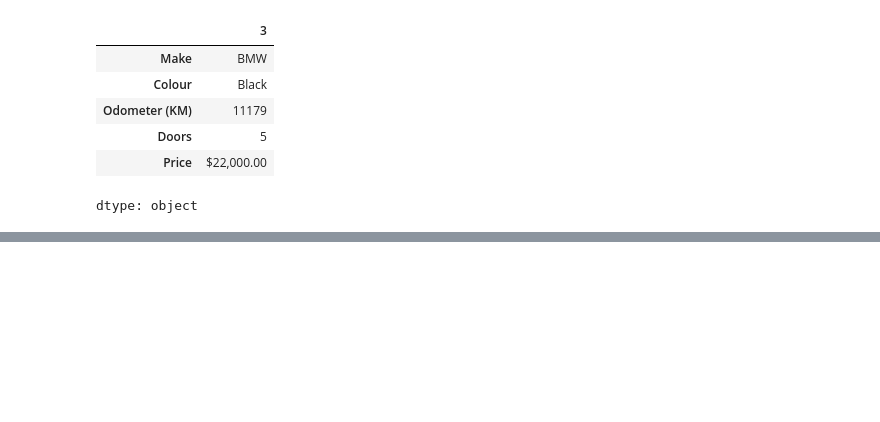
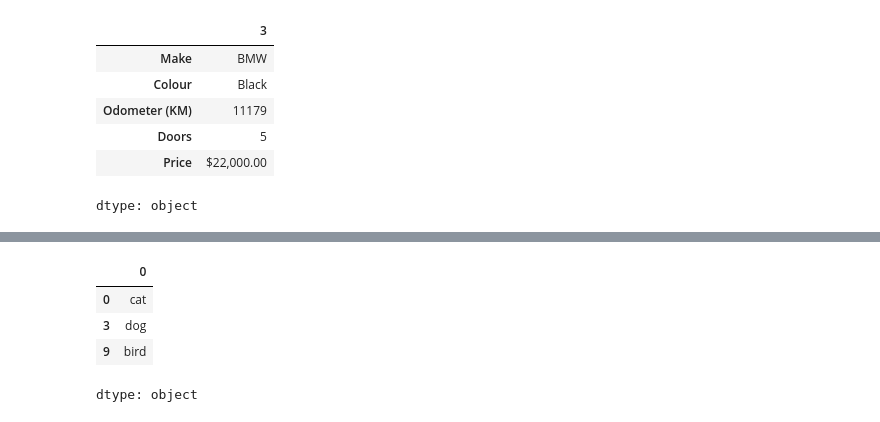
Before and after one commit to sheikh-asiful-islam/Pandas_Playground, a Jupyter notebook: Pandas_Playground.ipynb, the cells around one changed output, grey strips where cells are left out. Drawn from its saved outputs; the diff is of its cells as text; code cells hidden in the pictures; blank space fills up the shorter version.

Commit message:
using slicing with iloc

```diff
--- a/Pandas_Playground.ipynb
+++ b/Pandas_Playground.ipynb
@@ -292,0 +327,9 @@ dtype: object
+# %%
+## using slicing with iloc
+animals.iloc[:3]
+# %% [output]
+|  | 0 |
+| 0 | cat |
+| 3 | dog |
+| 9 | bird |
+dtype: object
```
Also changed, not shown: parts of 3 cells of this notebook.
